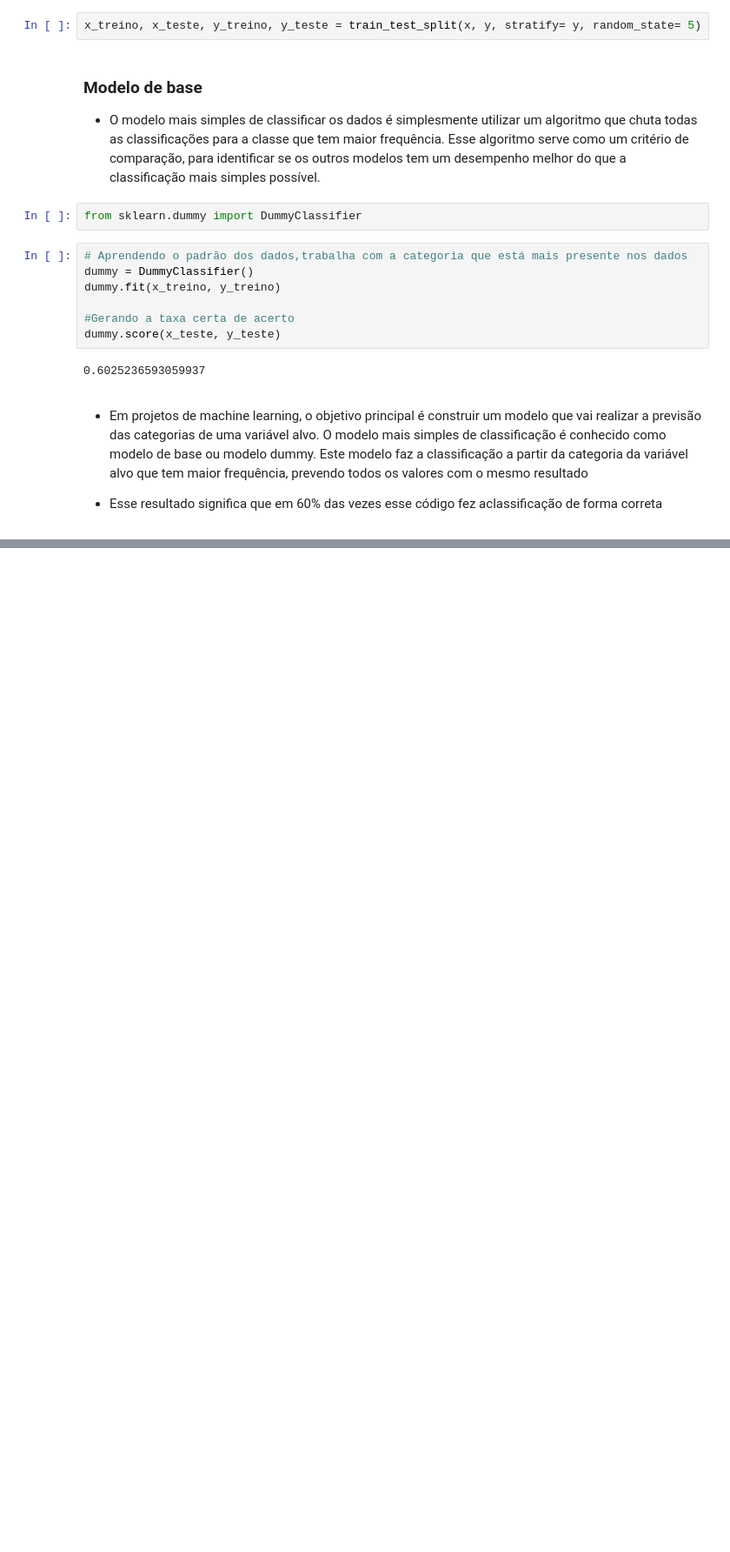
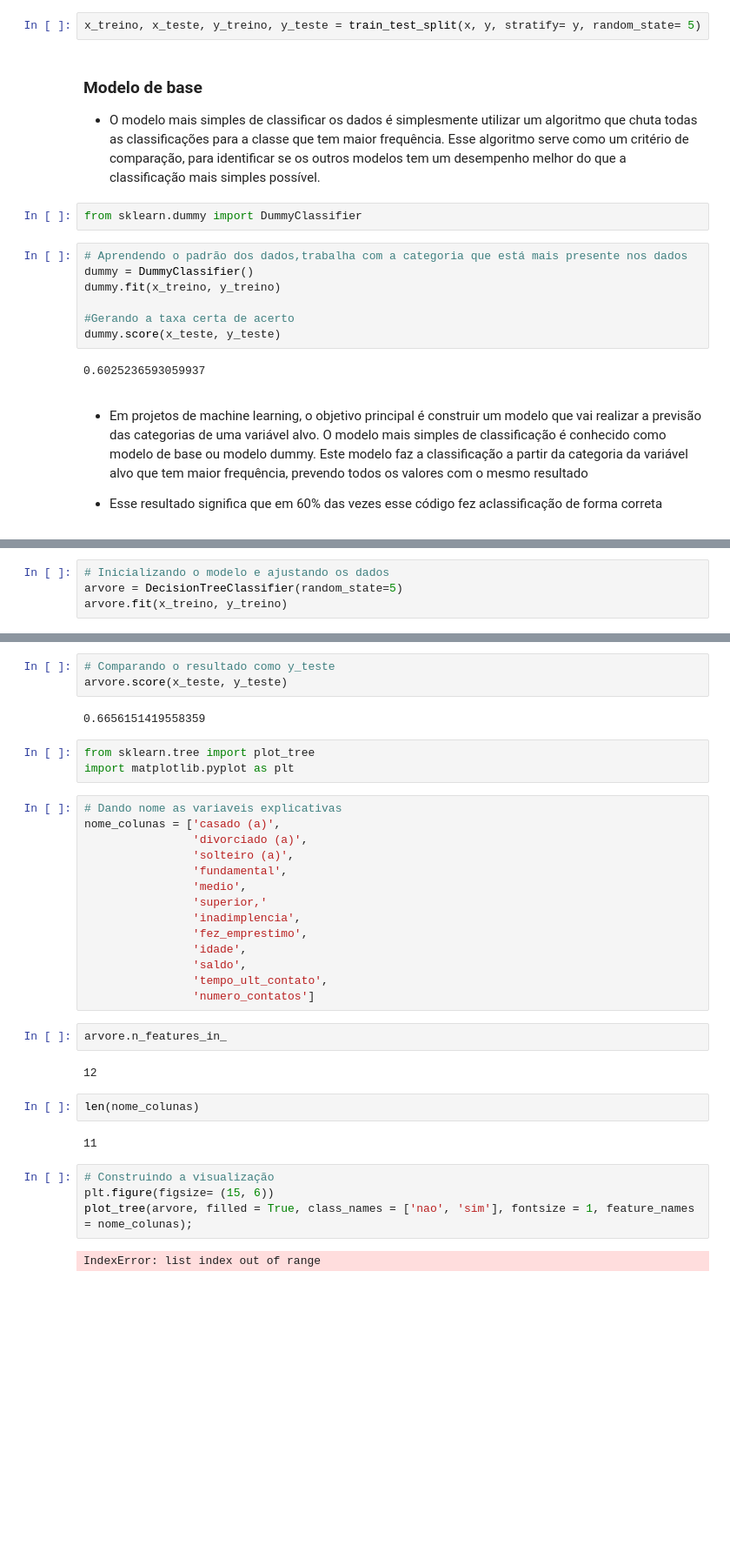
Before and after one commit to dfarneym/Apredendo_a_classificar_dados_com_machine_learning, a Jupyter notebook: projeto inicial-classificacao_ Primeiros passos.ipynb, the cells around one changed output, grey strips where cells are left out. Shown: that part at 87% size. Cells and saved outputs as stored; diff of their text form; blank space fills up the shorter version.

```diff
--- a/projeto inicial-classificacao_ Primeiros passos.ipynb
+++ b/projeto inicial-classificacao_ Primeiros passos.ipynb
@@ -246,0 +254,4 @@ dummy.score(x_teste, y_teste)
+# %%
+# Inicializando o modelo e ajustando os dados
+arvore = DecisionTreeClassifier(random_state=5)
+arvore.fit(x_treino, y_treino)
@@ -246,0 +280,37 @@ dummy.score(x_teste, y_teste)
+# %%
+# Comparando o resultado como y_teste
+arvore.score(x_teste, y_teste)
+# %% [output]
+0.6656151419558359
+# %%
+from sklearn.tree import plot_tree
+import matplotlib.pyplot as plt
+# %%
+# Dando nome as variaveis explicativas
+nome_colunas = ['casado (a)',
+                'divorciado (a)',
+                'solteiro (a)',
+                'fundamental',
+                'medio',
+                'superior,'
+                'inadimplencia',
+                'fez_emprestimo',
+                'idade',
+                'saldo',
+                'tempo_ult_contato',
+                'numero_contatos']
+# %%
+arvore.n_features_in_
+# %% [output]
+12
+# %%
+len(nome_colunas)
+# %% [output]
+11
+# %%
+# Construindo a visualização
+plt.figure(figsize= (15, 6))
+plot_tree(arvore, filled = True, class_names = ['nao', 'sim'], fontsize = 1, feature_names = nome_colunas);
+# %% [output]
+IndexError: list index out of range
+[figure, added]
```
Also changed, not shown: parts of 4 cells of this notebook.
